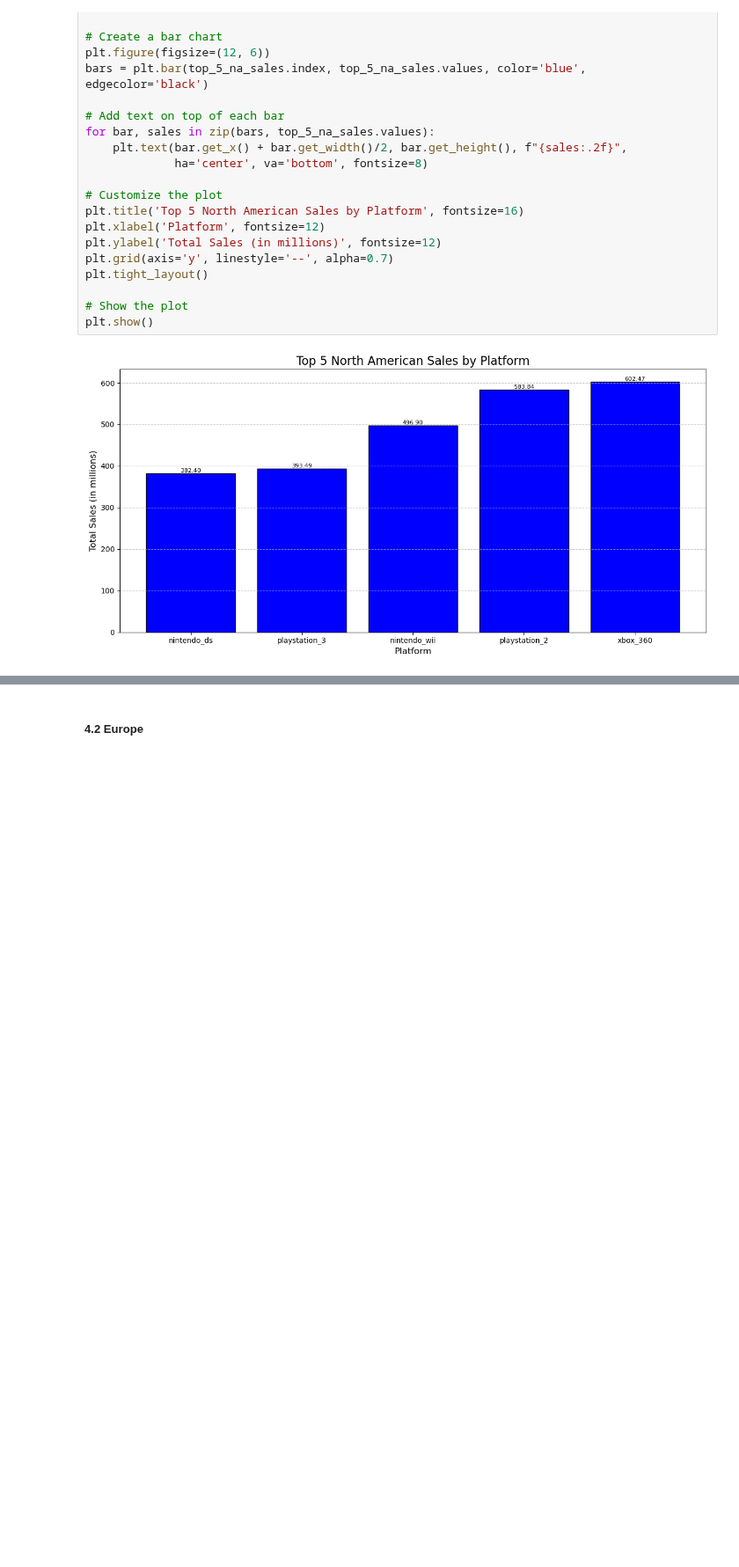
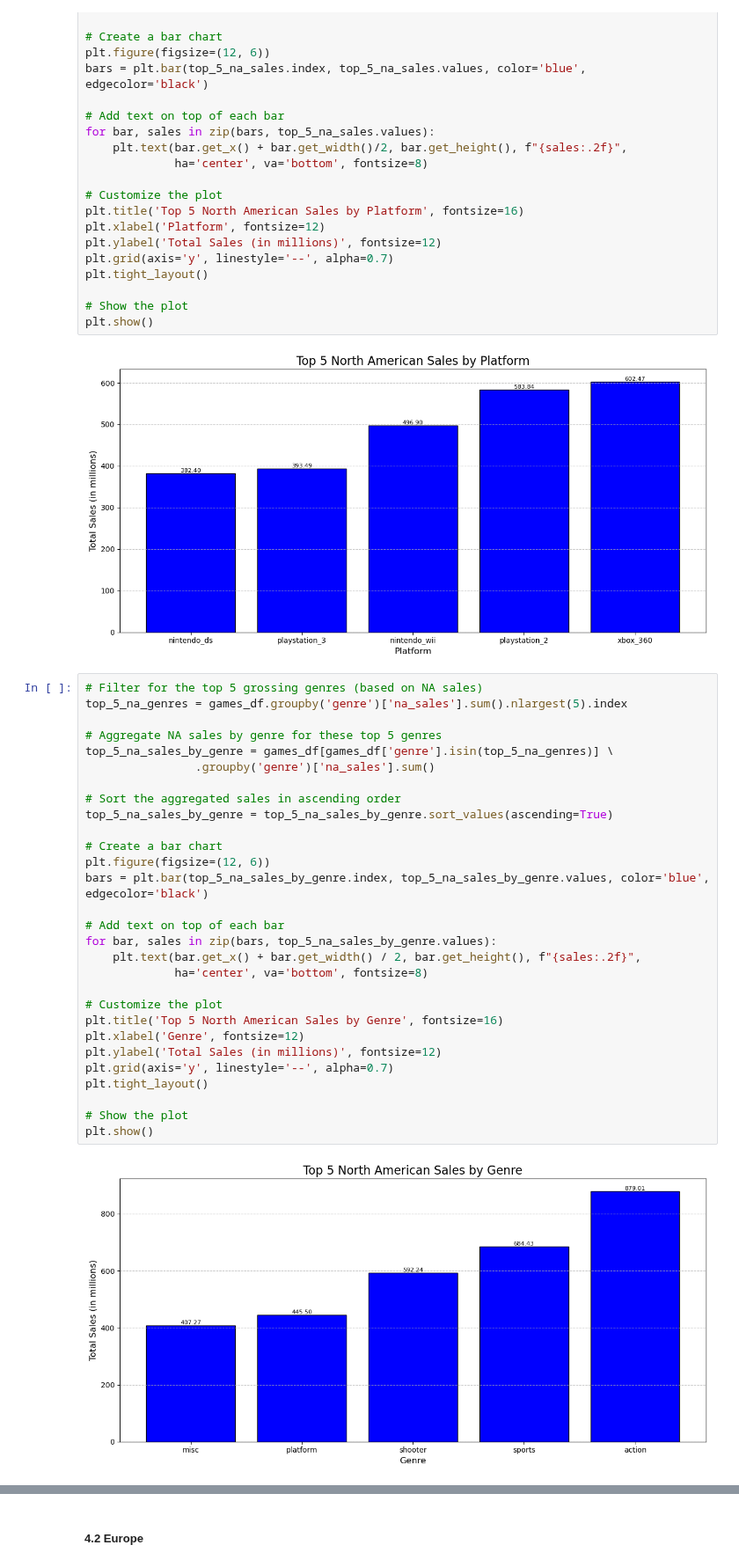
Before and after one commit to DHE42/ice-sales-analysis, a Jupyter notebook: analysis_notebook.ipynb, the cells around one changed output, grey strips where cells are left out. Shown at 88% size. Drawn from its saved outputs; the diff is of its cells as text; blank space fills up the shorter version.

Commit message:
Finished graphs for North American profile and moving on to Europe.

```diff
--- a/analysis_notebook.ipynb
+++ b/analysis_notebook.ipynb
@@ -509,3 +509,34 @@ plt.tight_layout()
 plt.show()
 # %% [output]
 [figure]
+# %%
+# Filter for the top 5 grossing genres (based on NA sales)
+top_5_na_genres = games_df.groupby('genre')['na_sales'].sum().nlargest(5).index
+
+# Aggregate NA sales by genre for these top 5 genres
+top_5_na_sales_by_genre = games_df[games_df['genre'].isin(top_5_na_genres)] \
+                .groupby('genre')['na_sales'].sum()
+
+# Sort the aggregated sales in ascending order
+top_5_na_sales_by_genre = top_5_na_sales_by_genre.sort_values(ascending=True)
+
+# Create a bar chart
+plt.figure(figsize=(12, 6))
+bars = plt.bar(top_5_na_sales_by_genre.index, top_5_na_sales_by_genre.values, color='blue', edgecolor='black')
+
+# Add text on top of each bar
+for bar, sales in zip(bars, top_5_na_sales_by_genre.values):
+    plt.text(bar.get_x() + bar.get_width() / 2, bar.get_height(), f"{sales:.2f}",
+             ha='center', va='bottom', fontsize=8)
+
+# Customize the plot
+plt.title('Top 5 North American Sales by Genre', fontsize=16)
+plt.xlabel('Genre', fontsize=12)
+plt.ylabel('Total Sales (in millions)', fontsize=12)
+plt.grid(axis='y', linestyle='--', alpha=0.7)
+plt.tight_layout()
+
+# Show the plot
+plt.show()
+# %% [output]
+[figure, added]
```
Also changed, not shown: parts of 2 cells of this notebook.
